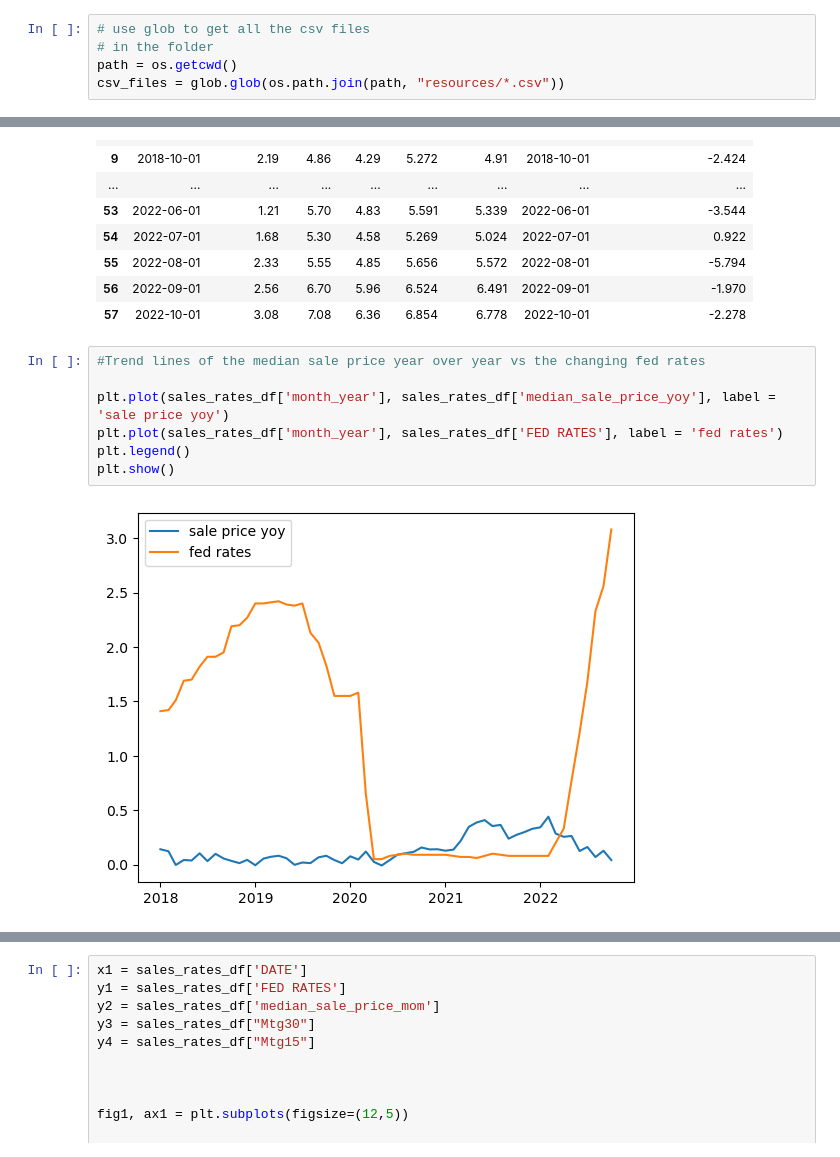
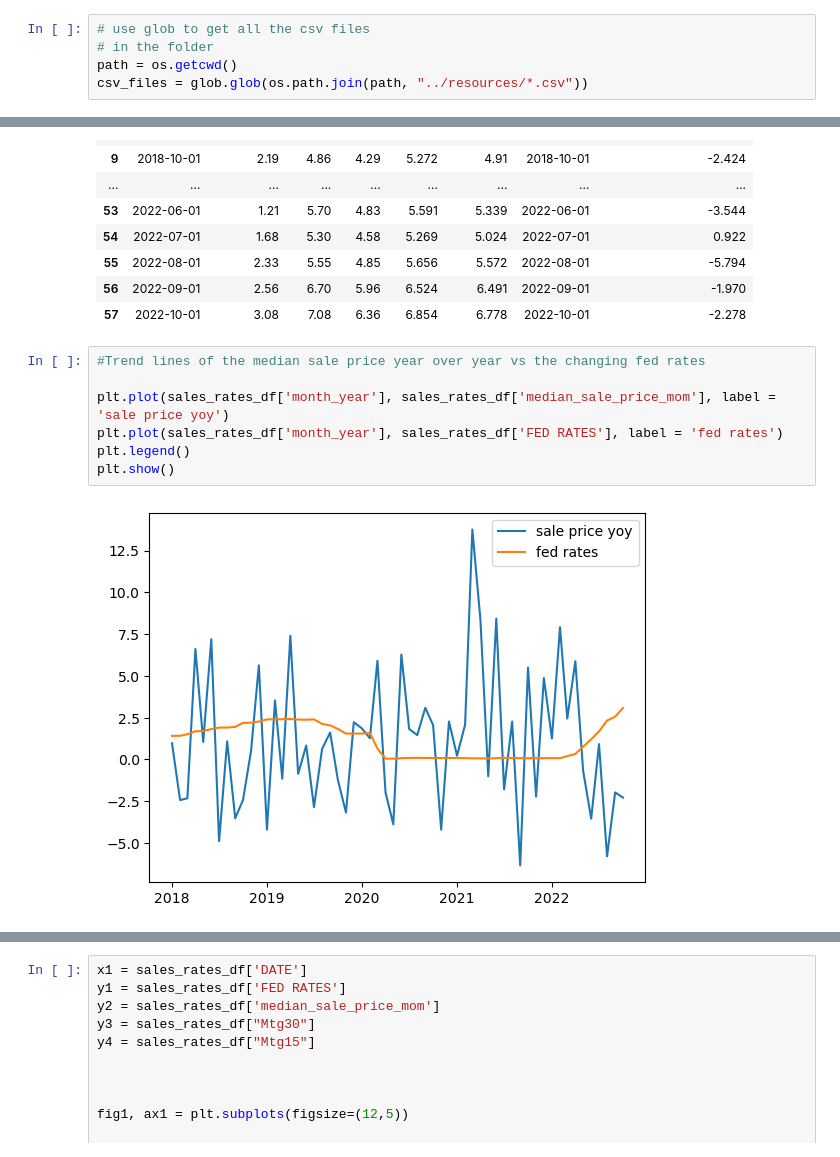
Before and after one commit to zarbin/UTA_Project-1, a Jupyter notebook: sandbox/final_notebook_jb.ipynb, the cells around one changed output, grey strips where cells are left out. Drawn from its saved outputs; the diff is of its cells as text.

```diff
--- a/sandbox/final_notebook_jb.ipynb
+++ b/sandbox/final_notebook_jb.ipynb
@@ -190,7 +190,7 @@ fig.show()
 # use glob to get all the csv files
 # in the folder
 path = os.getcwd()
-csv_files = glob.glob(os.path.join(path, "resources/*.csv"))
+csv_files = glob.glob(os.path.join(path, "../resources/*.csv"))
 # %%
 dict_of_df = {} # initialize empty dictionary
 
@@ -465,11 +465,11 @@ sales_rates_df
 # %%
 #Trend lines of the median sale price year over year vs the changing fed rates
 
-plt.plot(sales_rates_df['month_year'], sales_rates_df['median_sale_price_yoy'], label = 'sale price yoy')
+plt.plot(sales_rates_df['month_year'], sales_rates_df['median_sale_price_mom'], label = 'sale price yoy')
 plt.plot(sales_rates_df['month_year'], sales_rates_df['FED RATES'], label = 'fed rates')
 plt.legend()
 plt.show()
 # %% [output]
-[figure, old version]
+[figure, new version]
 # %%
 x=sales_rates_df['FED RATES']
```
Also changed, not shown: parts of 10 cells of this notebook.
